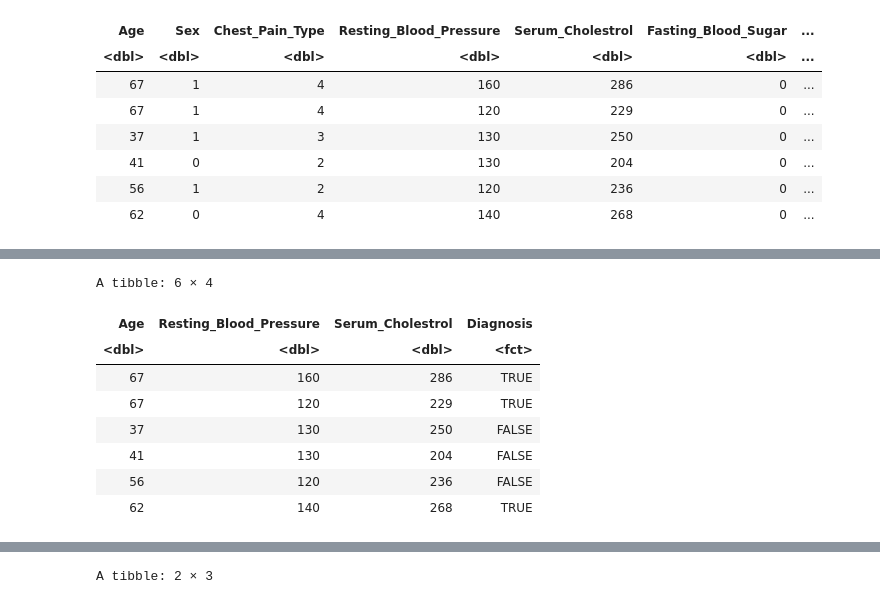
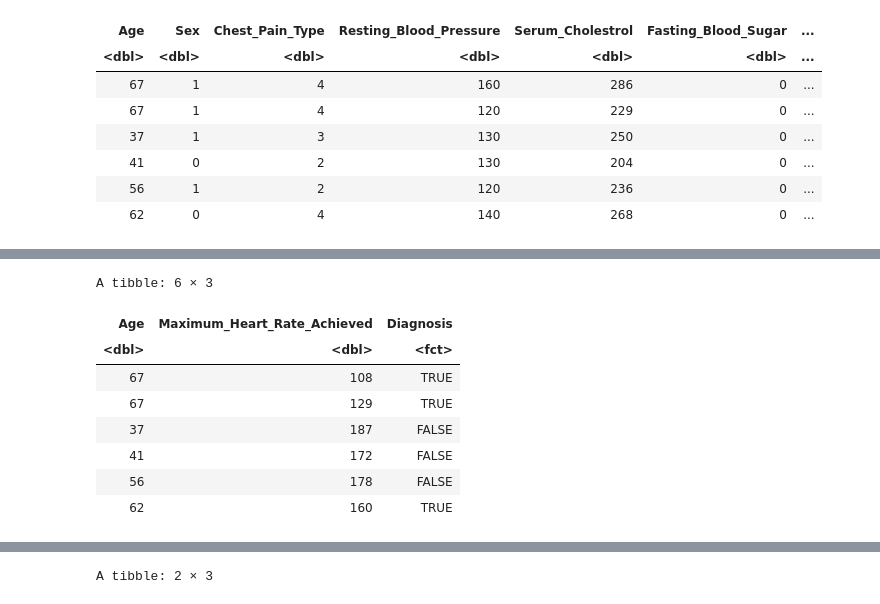
Before and after one commit to Parsapk1/NEW_DSCI_PROJECT, a Jupyter notebook: DSCI100_Project.ipynb, the cells around one changed output, grey strips where cells are left out. Saved outputs shown, nothing was run; the diff lists cells and outputs as text; code cells hidden in the pictures.

```diff
--- a/DSCI100_Project.ipynb
+++ b/DSCI100_Project.ipynb
@@ -81,0 +51,7 @@ A tibble: 6 × 5
+# %%
+# We then constructed binary results (TRUE-> Present or FALSE-> Absent) for the Diagnosis_Heart_Disease column instead of having a range of numbers.
+# We did this because in the original data set the numbers (1-4) represented heart disease severity, and we just wanted the presence or absence so we grouped them.
+mutated_cleveland_heart <- loaded_data |>
+    mutate(Diagnosis = Diagnosis_of_Heart_Disease != 0)
+
+head(mutated_cleveland_heart)
@@ -82,16 +68,16 @@ A tibble: 6 × 5
 # %%
 #We then selected the variables that we need to build a model and we changed the diagnosis of Heart Disease to a factor data type instead of logic.
 cleveland_heart_cleaned <- mutated_cleveland_heart |>
-    select(Age, Resting_Blood_Pressure, Serum_Cholestrol, Diagnosis)|>
+    select(Age, Maximum_Heart_Rate_Achieved, Diagnosis)|>
     mutate("Diagnosis" = as_factor(Diagnosis))
 head(cleveland_heart_cleaned)
 # %% [output]
-A tibble: 6 × 4
+A tibble: 6 × 3
-| Age | Resting_Blood_Pressure | Serum_Cholestrol | Diagnosis |
-| <dbl> | <dbl> | <dbl> | <fct> |
-| 67 | 160 | 286 | TRUE |
-| 67 | 120 | 229 | TRUE |
-| 37 | 130 | 250 | FALSE |
-| 41 | 130 | 204 | FALSE |
-| 56 | 120 | 236 | FALSE |
-| 62 | 140 | 268 | TRUE |
+| Age | Maximum_Heart_Rate_Achieved | Diagnosis |
+| <dbl> | <dbl> | <fct> |
+| 67 | 108 | TRUE |
+| 67 | 129 | TRUE |
+| 37 | 187 | FALSE |
+| 41 | 172 | FALSE |
+| 56 | 178 | FALSE |
+| 62 | 160 | TRUE |
```
Also changed, not shown: parts of 17 cells of this notebook.
